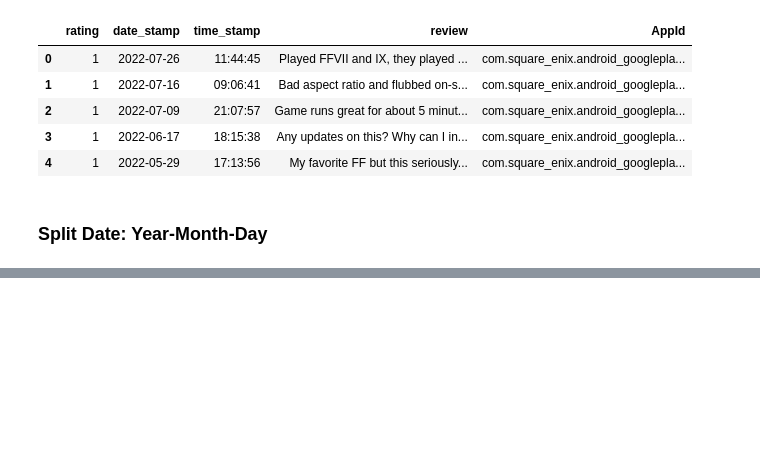
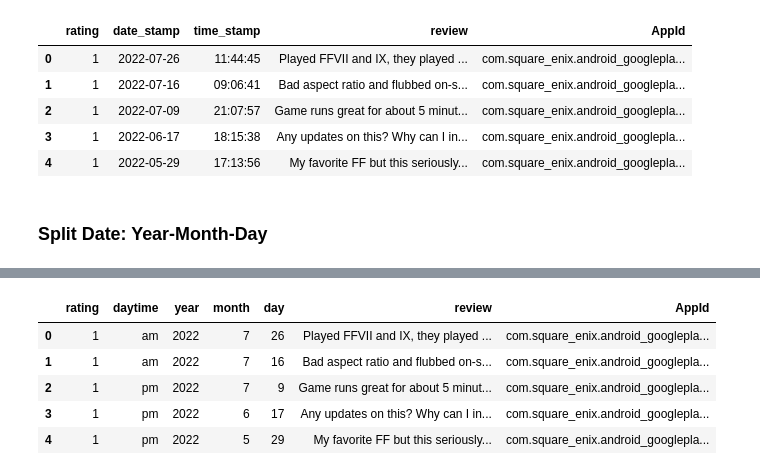
Before and after one commit to lammypi/Text, a Jupyter notebook: review-scraping-final-fantasy-viii-remastered.ipynb, the cells around one changed output, grey strips where cells are left out. Saved outputs shown, nothing was run; the diff lists cells and outputs as text; code cells hidden in the pictures; blank space fills up the shorter version.

```diff
--- a/review-scraping-final-fantasy-viii-remastered.ipynb
+++ b/review-scraping-final-fantasy-viii-remastered.ipynb
@@ -399,0 +464,13 @@ all_reviews_df.head()
+# %%
+# Drop time_stamp
+all_reviews_df.drop(['time_stamp'], axis=1, inplace=True)
+
+# Check
+all_reviews_df.head()
+# %% [output]
+|  | rating | daytime | year | month | day | review | AppId |
+| 0 | 1 | am | 2022 | 7 | 26 | Played FFVII and IX, they played ... | com.square_enix.android_googlepla... |
+| 1 | 1 | am | 2022 | 7 | 16 | Bad aspect ratio and flubbed on-s... | com.square_enix.android_googlepla... |
+| 2 | 1 | pm | 2022 | 7 | 9 | Game runs great for about 5 minut... | com.square_enix.android_googlepla... |
+| 3 | 1 | pm | 2022 | 6 | 17 | Any updates on this? Why can I in... | com.square_enix.android_googlepla... |
+| 4 | 1 | pm | 2022 | 5 | 29 | My favorite FF but this seriously... | com.square_enix.android_googlepla... |
```
Also changed, not shown: parts of 10 cells of this notebook.
